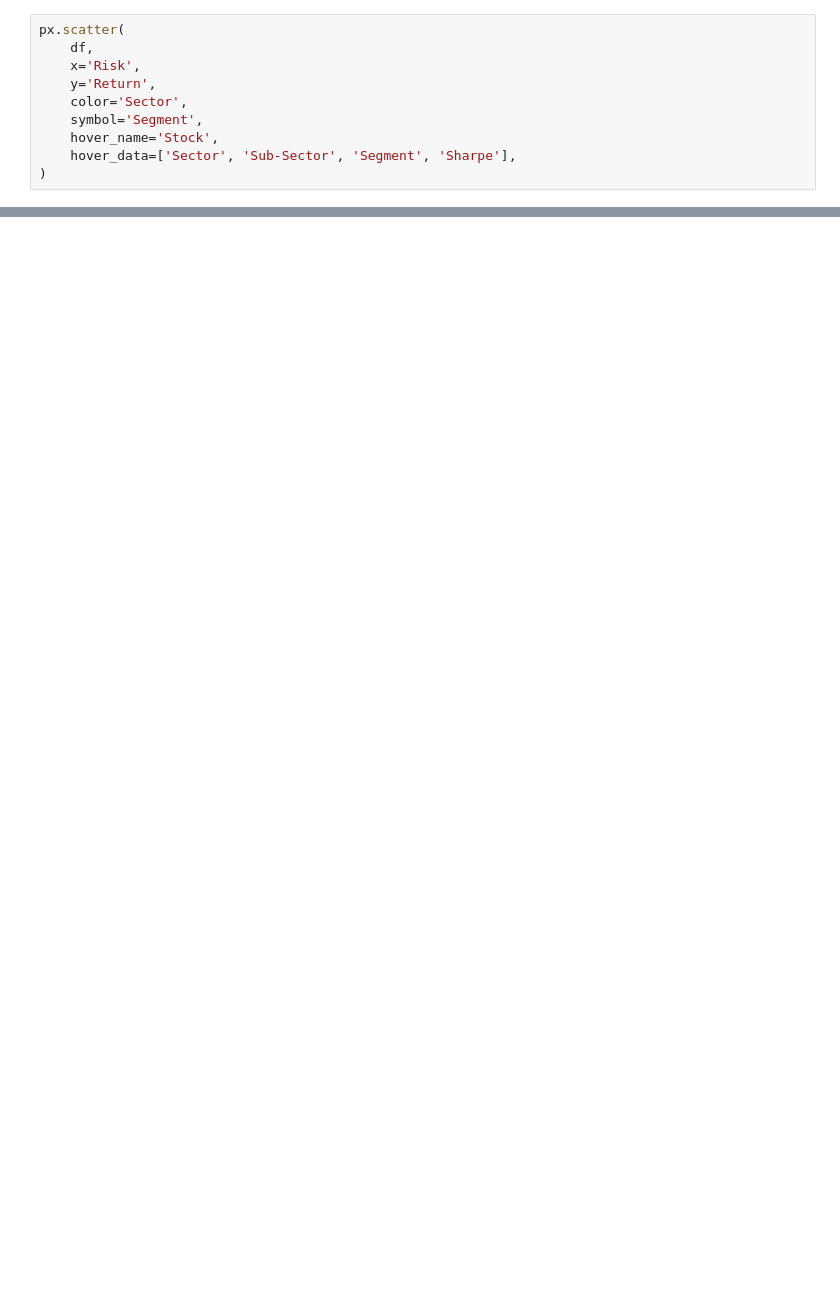
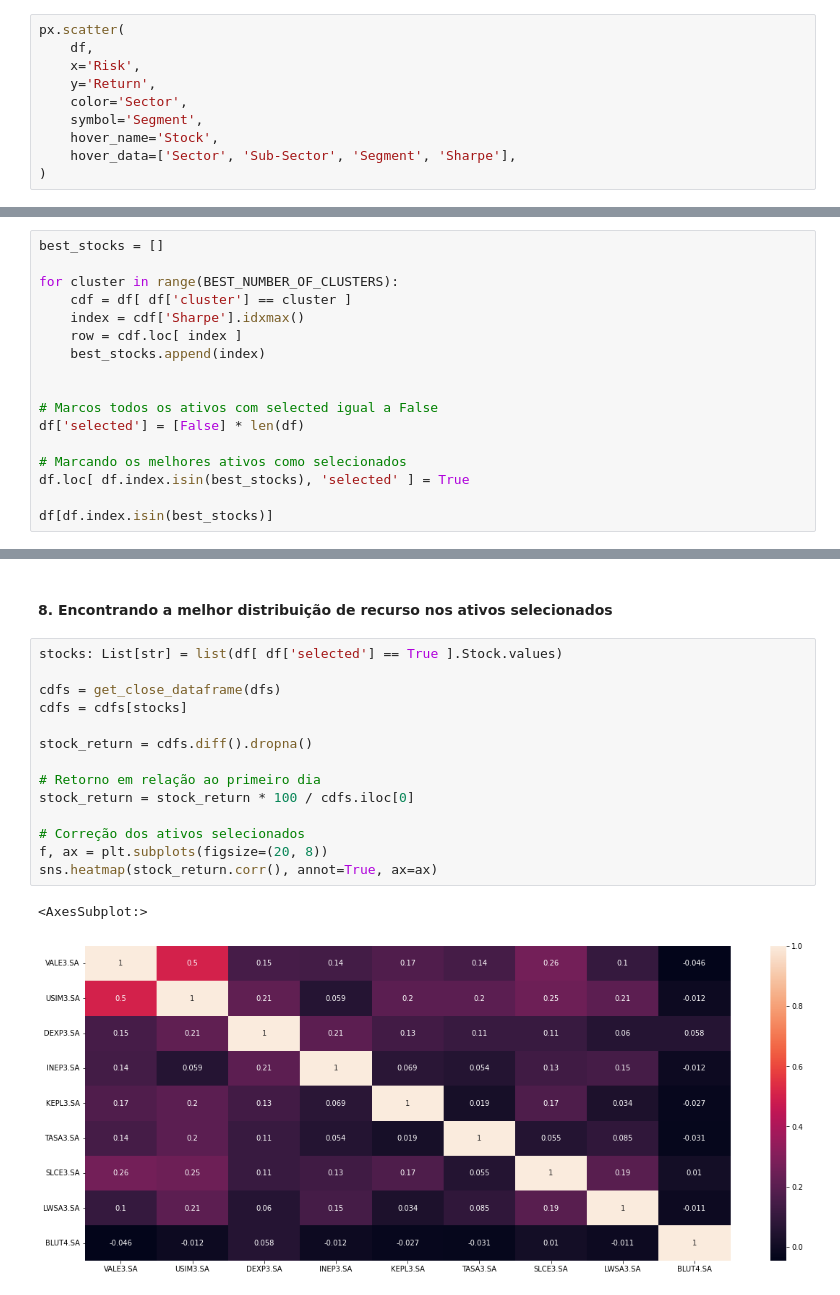
Before and after one commit to durvalcarvalho/t1-sinais-financeiros, a Jupyter notebook: trabalho-em-grupo.ipynb, the cells around one changed output, grey strips where cells are left out. Cells and saved outputs as stored; diff of their text form; blank space fills up the shorter version.

```diff
--- a/trabalho-em-grupo.ipynb
+++ b/trabalho-em-grupo.ipynb
@@ -1213,0 +1271,17 @@ fig.show()
+# %%
+best_stocks = []
+
+for cluster in range(BEST_NUMBER_OF_CLUSTERS):
+    cdf = df[ df['cluster'] == cluster ]
+    index = cdf['Sharpe'].idxmax()
+    row = cdf.loc[ index ]
+    best_stocks.append(index)
+
+
+# Marcos todos os ativos com selected igual a False
+df['selected'] = [False] * len(df)
+
+# Marcando os melhores ativos como selecionados
+df.loc[ df.index.isin(best_stocks), 'selected' ] = True
+
+df[df.index.isin(best_stocks)]
@@ -1213,0 +1311,19 @@ fig.show()
+# %% [markdown]
+#### 8. Encontrando a melhor distribuição de recurso nos ativos selecionados
+# %%
+stocks: List[str] = list(df[ df['selected'] == True ].Stock.values)
+
+cdfs = get_close_dataframe(dfs)
+cdfs = cdfs[stocks]
+
+stock_return = cdfs.diff().dropna()
+
+# Retorno em relação ao primeiro dia
+stock_return = stock_return * 100 / cdfs.iloc[0]
+
+# Correção dos ativos selecionados
+f, ax = plt.subplots(figsize=(20, 8))
+sns.heatmap(stock_return.corr(), annot=True, ax=ax)
+# %% [output]
+<AxesSubplot:>
+[figure, added]
```
Also changed, not shown: parts of 28 cells of this notebook.
